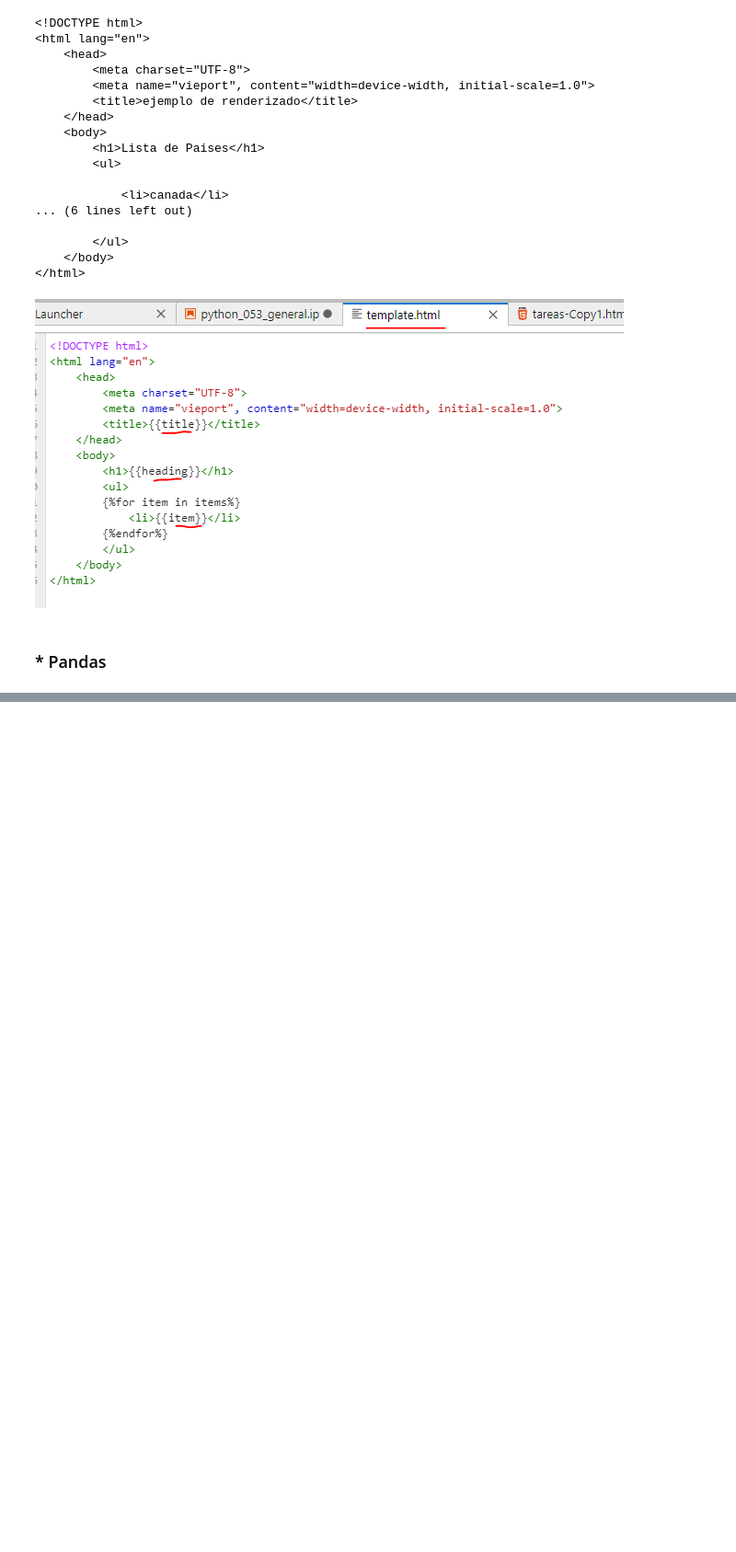
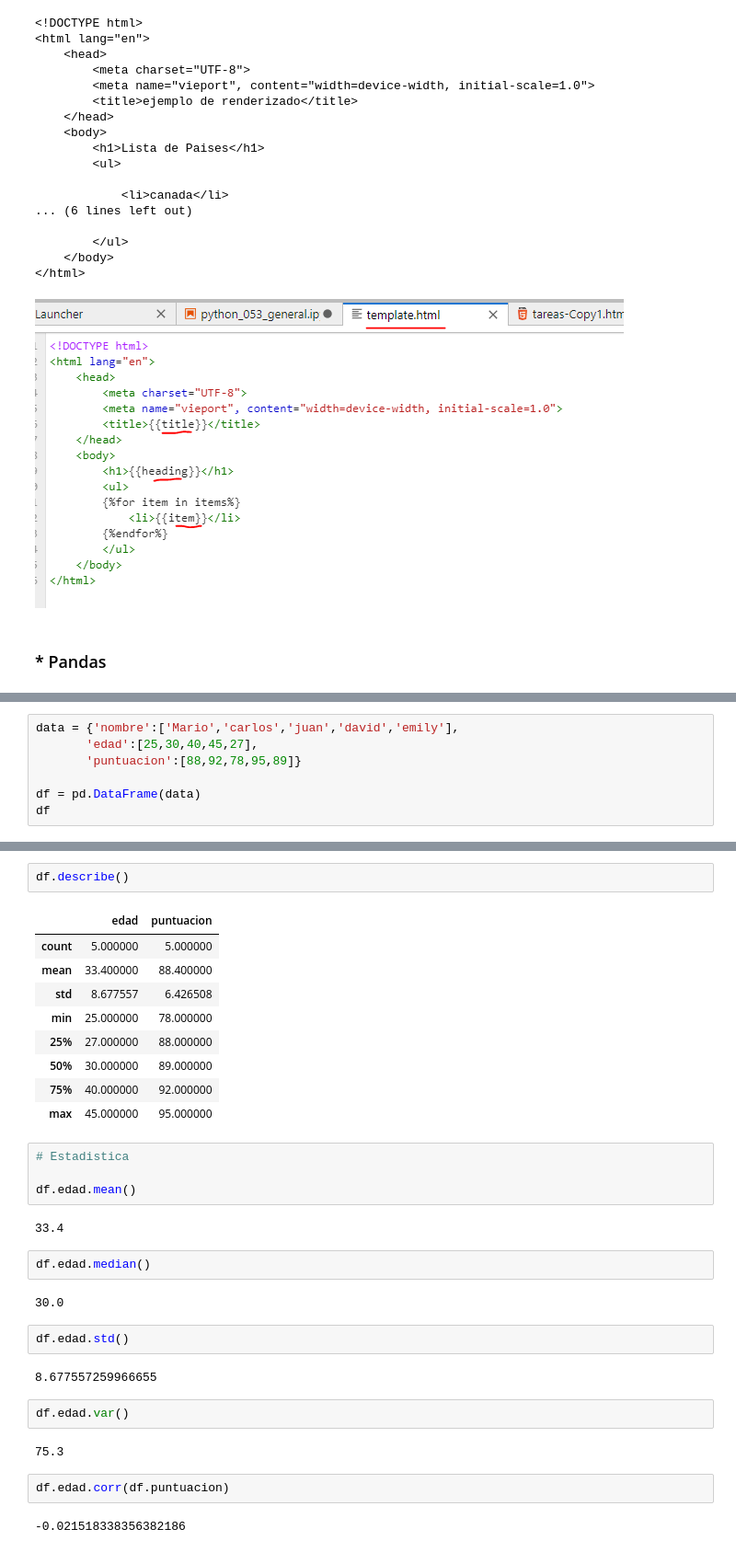
Before and after one commit to rivillasm/python_code, a Jupyter notebook: python_053_general.ipynb, the cells around one changed output, grey strips where cells are left out. Shown at 92% size. Cells and saved outputs as stored; diff of their text form; blank space fills up the shorter version.

```diff
--- a/python_053_general.ipynb
+++ b/python_053_general.ipynb
@@ -1072,0 +1162,7 @@ print(output)
+# %%
+data = {'nombre':['Mario','carlos','juan','david','emily'],
+       'edad':[25,30,40,45,27],
+       'puntuacion':[88,92,78,95,89]}
+
+df = pd.DataFrame(data)
+df
@@ -1072,0 +1189,34 @@ print(output)
+# %%
+df.describe()
+# %% [output]
+|  | edad | puntuacion |
+| count | 5.000000 | 5.000000 |
+| mean | 33.400000 | 88.400000 |
+| std | 8.677557 | 6.426508 |
+| min | 25.000000 | 78.000000 |
+| 25% | 27.000000 | 88.000000 |
+| 50% | 30.000000 | 89.000000 |
+| 75% | 40.000000 | 92.000000 |
+| max | 45.000000 | 95.000000 |
+# %%
+# Estadistica
+
+df.edad.mean()
+# %% [output]
+33.4
+# %%
+df.edad.median()
+# %% [output]
+30.0
+# %%
+df.edad.std()
+# %% [output]
+8.677557259966655
+# %%
+df.edad.var()
+# %% [output]
+75.3
+# %%
+df.edad.corr(df.puntuacion)
+# %% [output]
+-0.021518338356382186
```
Also changed, not shown: parts of 15 cells of this notebook.
